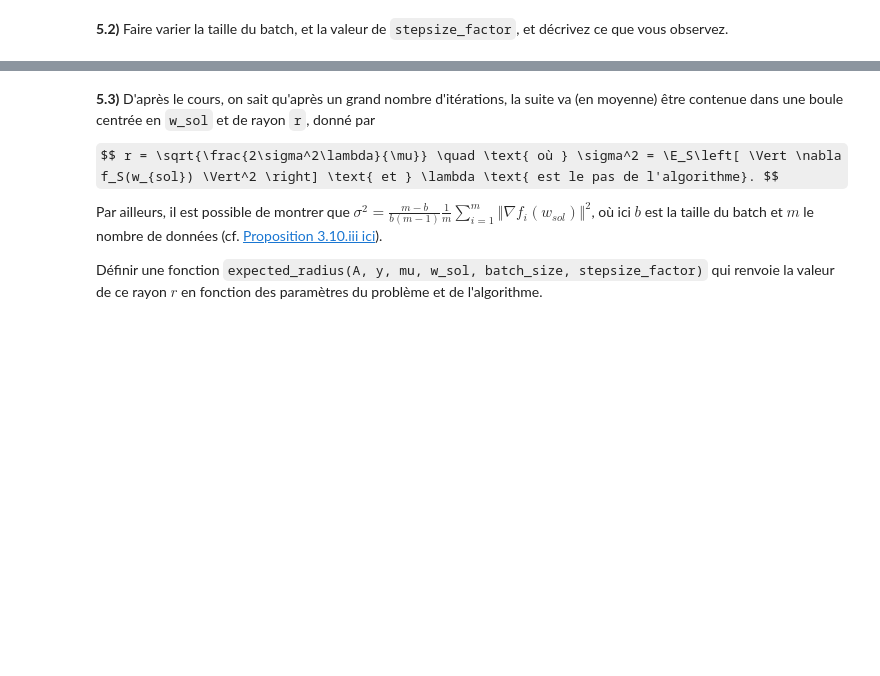
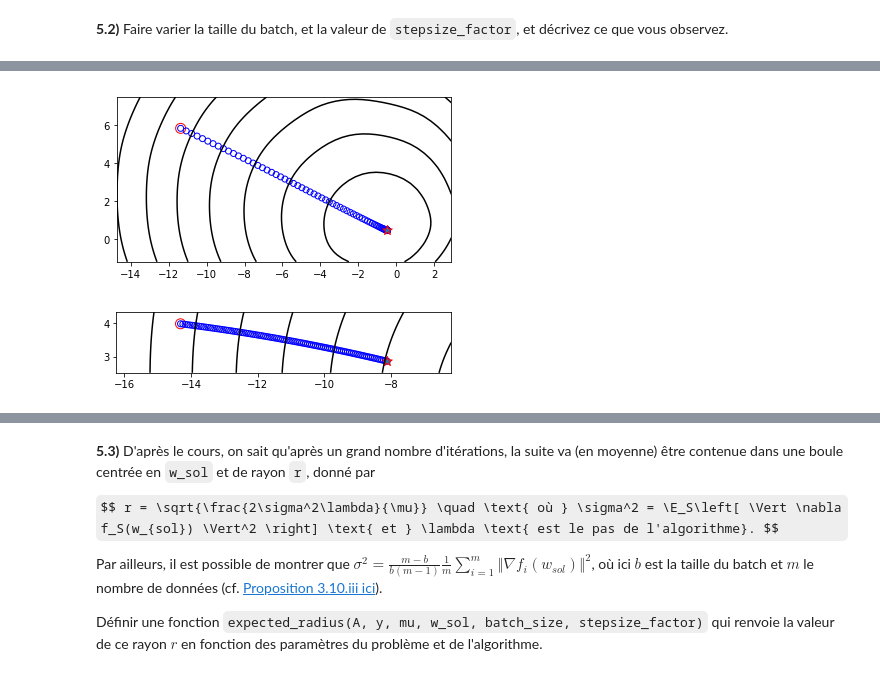
Before and after one commit to JLechuga94/ML-Optimisation, a Jupyter notebook: TP_students.ipynb, the cells around one changed output, grey strips where cells are left out. Drawn from its saved outputs; the diff is of its cells as text; code cells hidden in the pictures; some formulas as TeX source; blank space fills up the shorter version.

```diff
--- a/TP_students.ipynb
+++ b/TP_students.ipynb
@@ -790,0 +779,15 @@ array([0.74424353, 0.37312233])
+# %%
+b = SGD(A,y,mu, 100, len(A),0.5, 10*randn(2))
+c = SGD(A,y,mu, 100, len(A),0.1, 10*randn(2))
+d = SGD(A,y,mu, 100, 5,1.7, 10*randn(2))
+e = SGD(A,y,mu, 100, 1,1.7, 10*randn(2))
+# %%
+plot_levelset(A, y, mu, b[1].T)
+plot_solution(b[0])
+# %% [output]
+[figure, added]
+# %%
+plot_levelset(A, y, mu, c[1].T)
+plot_solution(c[0])
+# %% [output]
+[figure, added]
```
Also changed, not shown: parts of 15 cells of this notebook.
